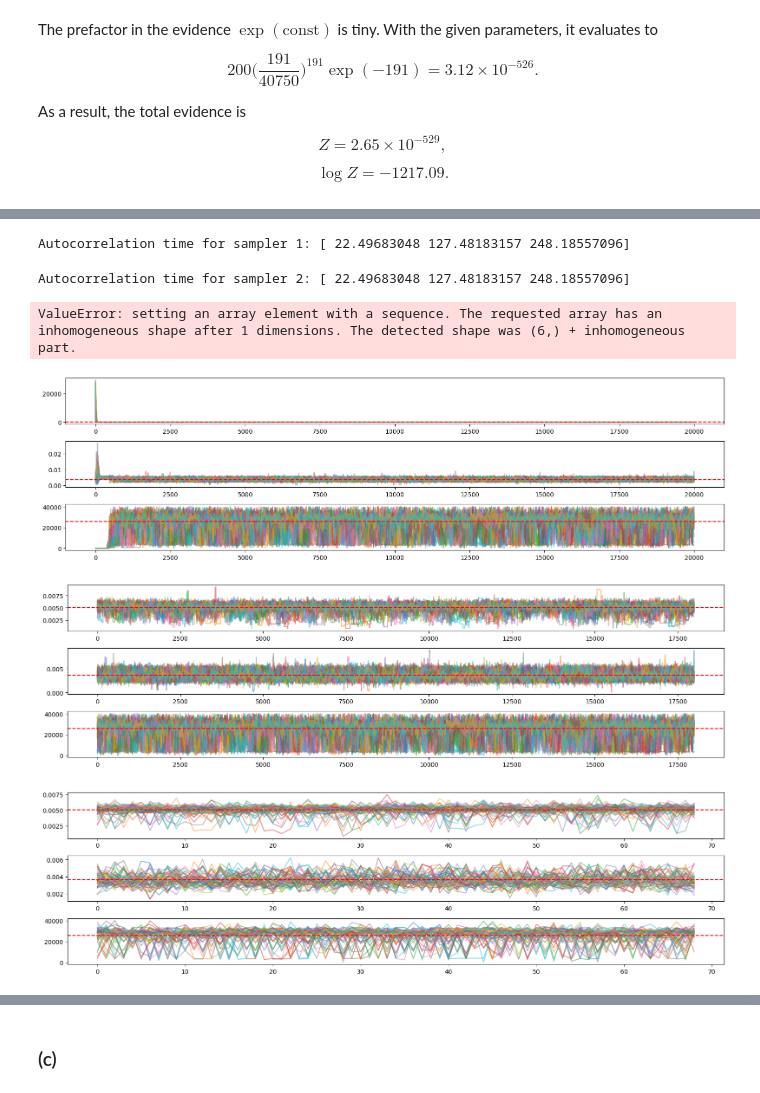
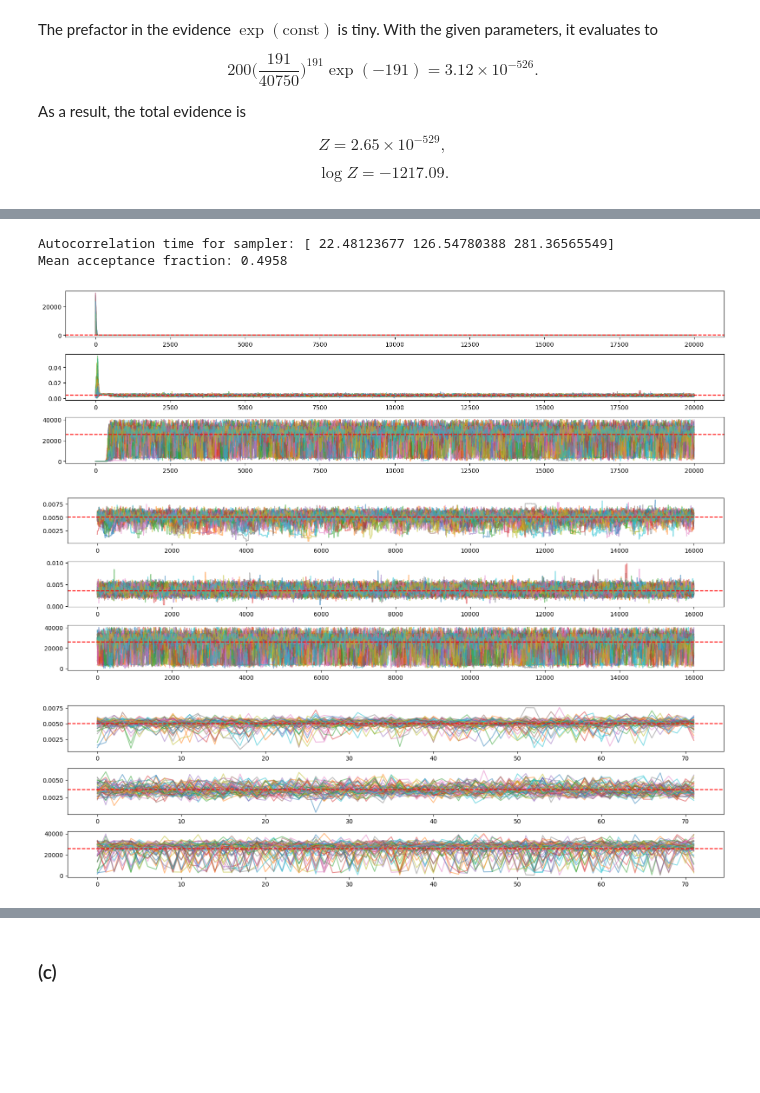
Before and after one commit to AlexBM173/apb86_S2, a Jupyter notebook: draft.ipynb, the cells around one changed output, grey strips where cells are left out. Drawn from its saved outputs; the diff is of its cells as text; code cells hidden in the pictures; blank space fills up the shorter version.

Commit message:
More Q4 progress
Updated answer to 4a, wrote answer to 4b, and began coding up 4d.

```diff
--- a/draft.ipynb
+++ b/draft.ipynb
@@ -216,7 +220,7 @@ def log_posterior(params):
 ndim = 3
 nwalkers = 50
 nsteps = 20000
-nburnin = 2000
+nburnin = 4000
 
 # Initialize walkers around estimated sensible values
 # s1 ~ L/2, h ~ N/L
@@ -228,81 +232,52 @@ start_pos[:, 2] = np.random.normal(0.002, 0.001, nwalkers)   # h1
 # Ensure starting positions are strictly positive for h0, h1
 start_pos[:, 1:] = np.abs(start_pos[:, 1:])
 
-sampler_1 = emcee.EnsembleSampler(nwalkers, ndim, log_posterior)
-sampler_1.run_mcmc(start_pos, nsteps, progress=True)
-autocorrtime_1 = sampler_1.get_autocorr_time()
-print(f"Autocorrelation time for sampler 1: {autocorrtime_1}")
-thinning_factor_1 = int(autocorrtime.max())
-samples_1 = sampler_1.get_chain(discard=nburnin, thin=thinning_factor_1, flat=True)
+sampler = emcee.EnsembleSampler(nwalkers, ndim, log_posterior)
+sampler.run_mcmc(start_pos, nsteps, progress=True)
+autocorrtime = sampler.get_autocorr_time()
+print(f"Autocorrelation time for sampler: {autocorrtime}")
+thinning_factor = int(autocorrtime.max())
+samples = sampler.get_chain(discard=nburnin, thin=thinning_factor, flat=True)
 
-sampler_2 = emcee.EnsembleSampler(nwalkers, ndim, log_posterior)
-sampler_2.run_mcmc(start_pos, nsteps, progress=True)
-autocorrtime_2 = sampler_2.get_autocorr_time()
-print(f"Autocorrelation time for sampler 2: {autocorrtime_2}")
-thinning_factor_2 = int(autocorrtime_2.max())
-samples_2 = sampler_2.get_chain(discard=nburnin, thin=thinning_factor_2, flat=True)
-
-# Compute GR statistic between the two samples
-def gelman_rubin(chains):
-    m = len(chains)  # number of chains
-    n = len(chains[0])  # number of samples per chain
-    mean_per_chain = np.mean(chains, axis=1)
-    overall_mean = np.mean(mean_per_chain)
-
-    # Between-chain variance
-    B = n * np.var(mean_per_chain, ddof=1)
-
-    # Within-chain variance
-    W = np.mean([np.var(chain, ddof=1) for chain in chains])
-
-    # Estimate of the marginal posterior variance
-    var_hat = (n - 1) / n * W + B / n
-
-    # Potential scale reduction factor
-    R_hat = np.sqrt(var_hat / W)
-
-    return R_hat
-
-chains = [samples_1[:, i] for i in range(ndim)] + [samples_2[:, i] for i in range(ndim)]
-R_hat = gelman_rubin(chains)
-print(f"Gelman-Rubin statistic: {R_hat}")
+# Compute mean acceptance fraction
+acceptance_fraction = sampler.acceptance_fraction
+print(f"Mean acceptance fraction: {np.mean(acceptance_fraction):.4f}")
 # %% [output]
-Autocorrelation time for sampler 1: [ 22.49683048 127.48183157 248.18557096]
+Autocorrelation time for sampler: [ 22.48123677 126.54780388 281.36565549]
+Mean acceptance fraction: 0.4958
-Autocorrelation time for sampler 2: [ 22.49683048 127.48183157 248.18557096]
-ValueError: setting an array element with a sequence. The requested array has an inhomogeneous shape after 1 dimensions. The detected shape was (6,) + inhomogeneous part.
 # %%
 # Plot unthinned chains with burn in
 plt.figure(figsize=(16,1.5*ndim))
 for n in range(ndim):
     plt.subplot2grid((ndim, 1), (n, 0))
-    plt.plot(sampler_1.get_chain()[:,:,n],alpha=0.5)
-    plt.axhline(y=np.mean(samples_1[:, n]), color='red', linestyle='--')
+    plt.plot(sampler.get_chain()[:,:,n],alpha=0.5)
+    plt.axhline(y=np.mean(samples[:, n]), color='red', linestyle='--')
 plt.tight_layout()
 plt.show()
 # %% [output]
-[figure, old version]
+[figure, new version]
 # %%
 # Plot with burn in removed
 plt.figure(figsize=(16,1.5*ndim))
 for n in range(ndim):
     plt.subplot2grid((ndim, 1), (n, 0))
-    plt.plot(sampler_1.get_chain(discard=nburnin)[:,:,n],alpha=0.5)
-    plt.axhline(y=np.mean(samples_1[:, n]), color='red', linestyle='--')
+    plt.plot(sampler.get_chain(discard=nburnin)[:,:,n],alpha=0.5)
+    plt.axhline(y=np.mean(samples[:, n]), color='red', linestyle='--')
 plt.tight_layout()
 plt.show()
 # %% [output]
-[figure, old version]
+[figure, new version]
 # %%
 # Plot with burn in removed and chains thinned
 plt.figure(figsize=(16,1.5*ndim))
 for n in range(ndim):
     plt.subplot2grid((ndim, 1), (n, 0))
-    plt.plot(sampler_1.get_chain(discard=nburnin, thin=thinning_factor_1)[:,:,n],alpha=0.5)
-    plt.axhline(y=np.mean(samples_1[:, n]), color='red', linestyle='--')
+    plt.plot(sampler.get_chain(discard=nburnin, thin=thinning_factor)[:,:,n],alpha=0.5)
+    plt.axhline(y=np.mean(samples[:, n]), color='red', linestyle='--')
 plt.tight_layout()
 plt.show()
 # %% [output]
-[figure, old version]
+[figure, new version]
 # %%
 import corner
 labels = ["$h_0$", "$h_1$", "$s_1$"]
```
Also changed, not shown: parts of 6 cells of this notebook.
